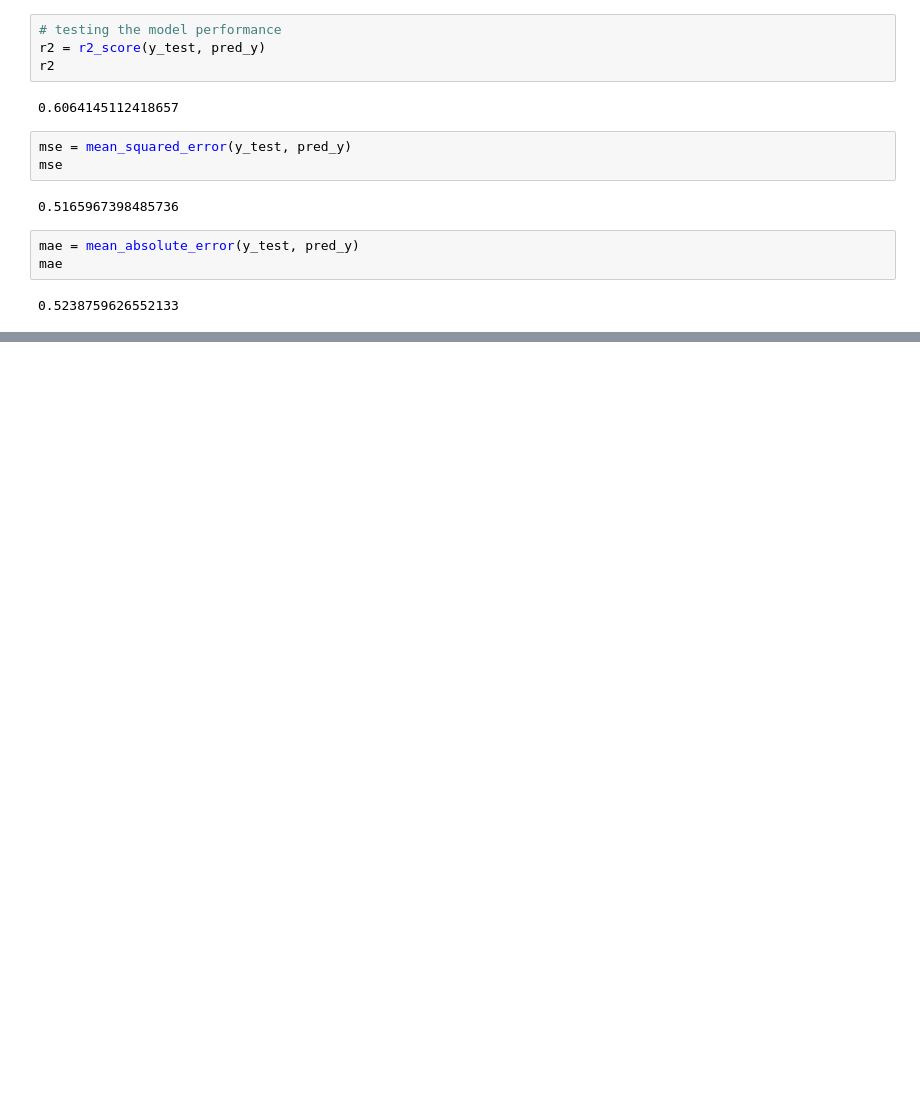
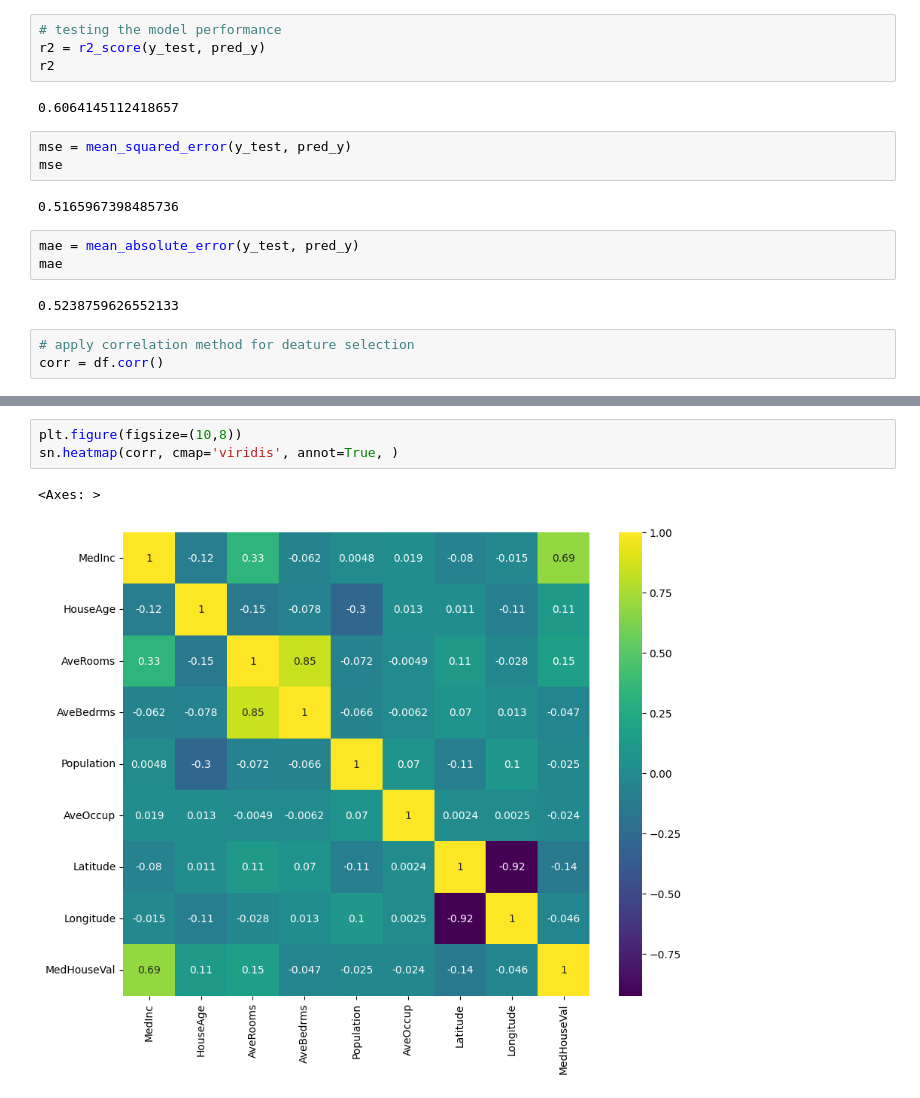
Before and after one commit to Red-stevo/AI, a Jupyter notebook: ML/Untitled.ipynb, the cells around one changed output, grey strips where cells are left out. Drawn from its saved outputs; the diff is of its cells as text; blank space fills up the shorter version.

Commit message:
Finished on the first method of feature selection

```diff
--- a/ML/Untitled.ipynb
+++ b/ML/Untitled.ipynb
@@ -525,3 +527,6 @@ mae = mean_absolute_error(y_test, pred_y)
 mae
 # %% [output]
 0.5238759626552133
+# %%
+# apply correlation method for deature selection
+corr = df.corr()
@@ -527,0 +546,6 @@ mae
+# %%
+plt.figure(figsize=(10,8))
+sn.heatmap(corr, cmap='viridis', annot=True, )
+# %% [output]
+<Axes: >
+[figure, added]
```
Also changed, not shown: parts of 18 cells of this notebook.
